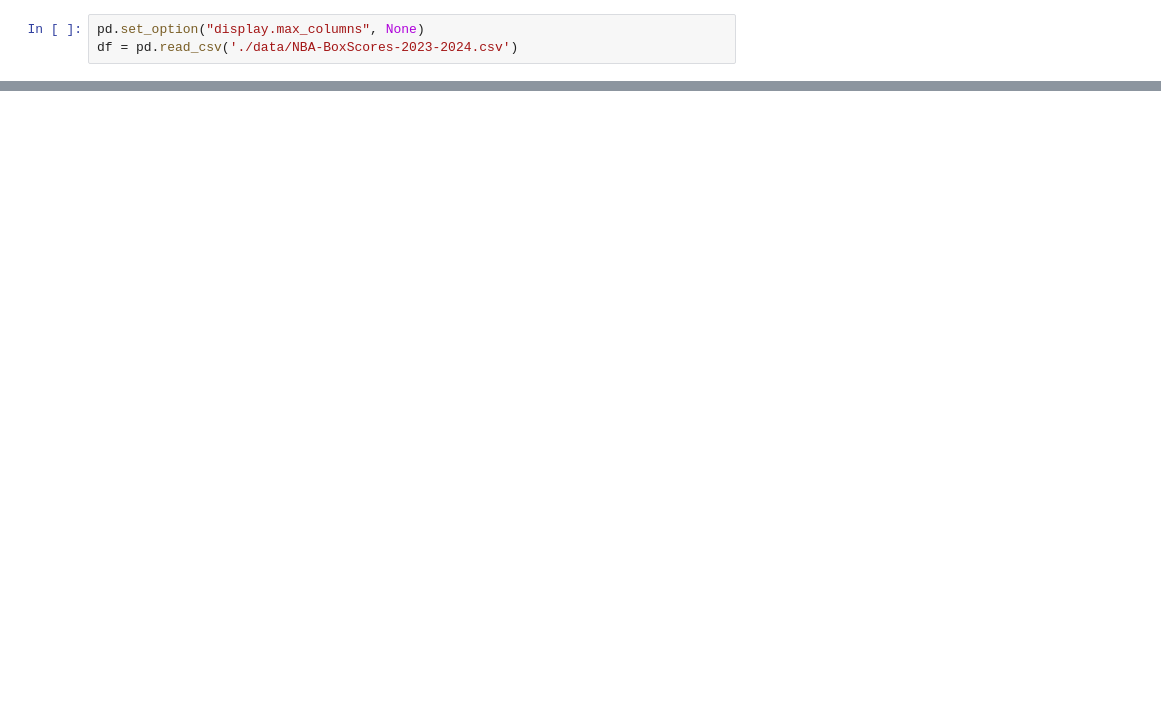
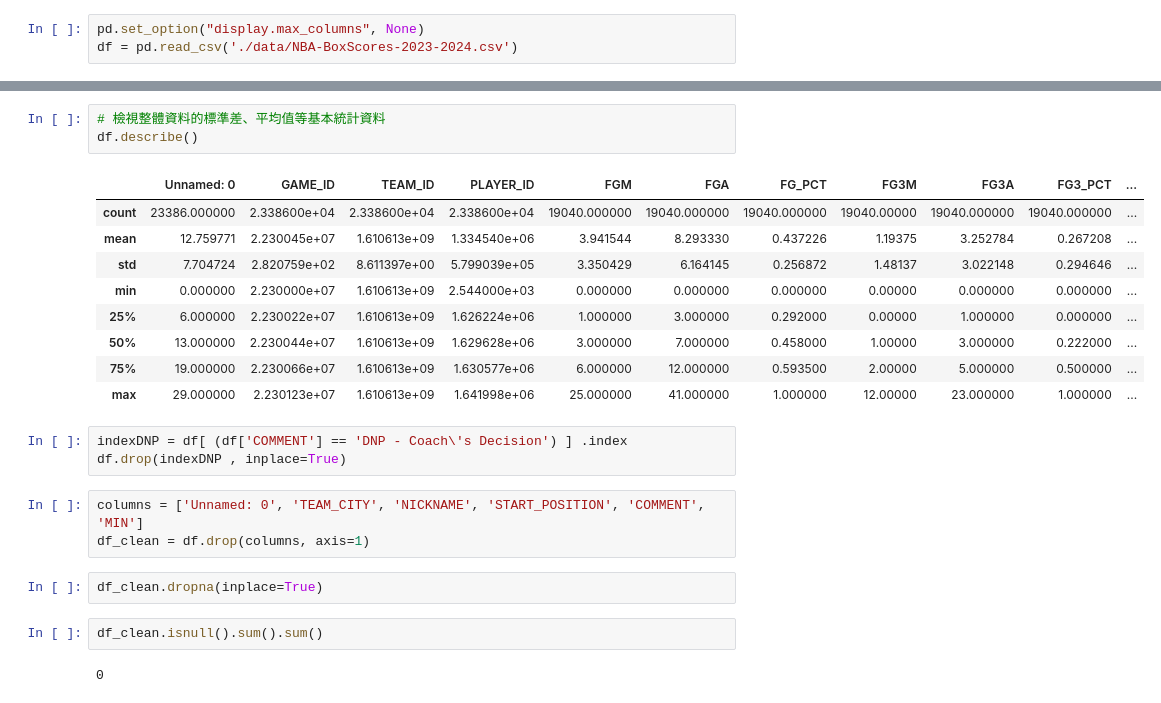
Before and after one commit to gdly01/Apply-Deep-learning-for-NBA-game-analysis, a Jupyter notebook: readData.ipynb, the cells around one changed output, grey strips where cells are left out. Drawn from its saved outputs; the diff is of its cells as text; blank space fills up the shorter version.

```diff
--- a/readData.ipynb
+++ b/readData.ipynb
@@ -35,0 +62,25 @@ dtype: float64
+# %%
+# 檢視整體資料的標準差、平均值等基本統計資料
+df.describe()
+# %% [output]
+|  | Unnamed: 0 | GAME_ID | TEAM_ID | PLAYER_ID | FGM | FGA | FG_PCT | FG3M | FG3A | FG3_PCT | ... |
+| count | 23386.000000 | 2.338600e+04 | 2.338600e+04 | 2.338600e+04 | 19040.000000 | 19040.000000 | 19040.000000 | 19040.00000 | 19040.000000 | 19040.000000 | ... |
+| mean | 12.759771 | 2.230045e+07 | 1.610613e+09 | 1.334540e+06 | 3.941544 | 8.293330 | 0.437226 | 1.19375 | 3.252784 | 0.267208 | ... |
+| std | 7.704724 | 2.820759e+02 | 8.611397e+00 | 5.799039e+05 | 3.350429 | 6.164145 | 0.256872 | 1.48137 | 3.022148 | 0.294646 | ... |
+| min | 0.000000 | 2.230000e+07 | 1.610613e+09 | 2.544000e+03 | 0.000000 | 0.000000 | 0.000000 | 0.00000 | 0.000000 | 0.000000 | ... |
+| 25% | 6.000000 | 2.230022e+07 | 1.610613e+09 | 1.626224e+06 | 1.000000 | 3.000000 | 0.292000 | 0.00000 | 1.000000 | 0.000000 | ... |
+| 50% | 13.000000 | 2.230044e+07 | 1.610613e+09 | 1.629628e+06 | 3.000000 | 7.000000 | 0.458000 | 1.00000 | 3.000000 | 0.222000 | ... |
+| 75% | 19.000000 | 2.230066e+07 | 1.610613e+09 | 1.630577e+06 | 6.000000 | 12.000000 | 0.593500 | 2.00000 | 5.000000 | 0.500000 | ... |
+| max | 29.000000 | 2.230123e+07 | 1.610613e+09 | 1.641998e+06 | 25.000000 | 41.000000 | 1.000000 | 12.00000 | 23.000000 | 1.000000 | ... |
+# %%
+indexDNP = df[ (df['COMMENT'] == 'DNP - Coach\'s Decision') ] .index
+df.drop(indexDNP , inplace=True)
+# %%
+columns = ['Unnamed: 0', 'TEAM_CITY', 'NICKNAME', 'START_POSITION', 'COMMENT', 'MIN']
+df_clean = df.drop(columns, axis=1)
+# %%
+df_clean.dropna(inplace=True)
+# %%
+df_clean.isnull().sum().sum()
+# %% [output]
+0
```
Also changed, not shown: parts of 8 cells of this notebook, 1 other file.
